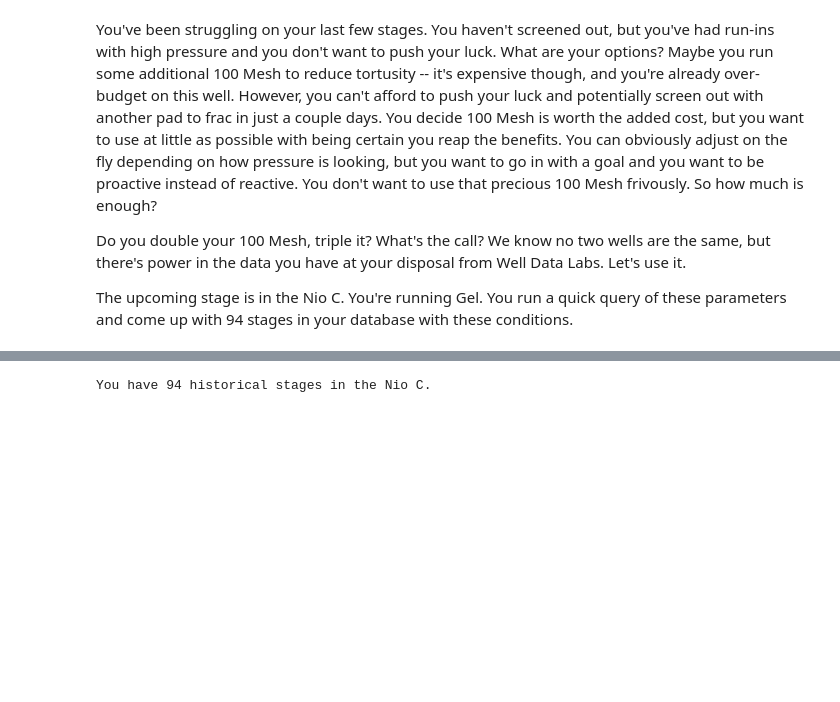
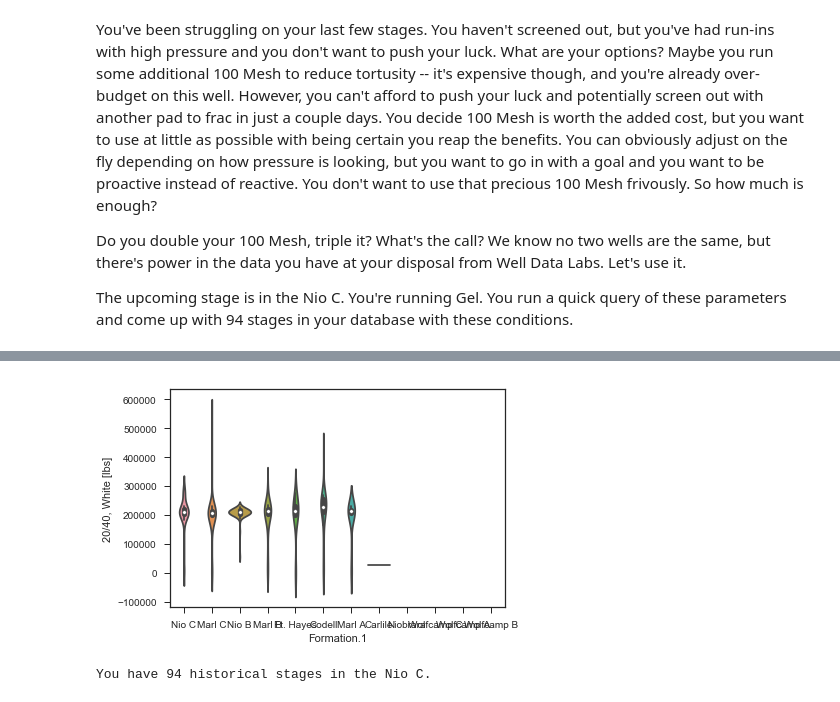
Before and after one commit to kykiefer/wdl, a Jupyter notebook: proppant.ipynb, the cells around one changed output, grey strips where cells are left out. Drawn from its saved outputs; the diff is of its cells as text; code cells hidden in the pictures; blank space fills up the shorter version.

```diff
--- a/proppant.ipynb
+++ b/proppant.ipynb
@@ -43,0 +51,5 @@ nioc_df = df_stats.loc[(df_stats['Formation.1'] == 'Nio C') & (df_stats['Fluid T
+# %%
+gel_df = df_stats.loc[df_stats['Fluid Type'] == 'Gel']
+gel_df.shape
+
+print("We have data across {} stages from {} wells.".format(gel_df.shape[0], len(gel_df['Well'].unique())))
@@ -44,3 +67,7 @@ nioc_df = df_stats.loc[(df_stats['Formation.1'] == 'Nio C') & (df_stats['Fluid T
+# %%
+sns.violinplot(x="Formation.1", y="20/40, White [lbs]", data=gel_df);
+# %% [output]
+[figure, added]
 # %%
 print("You have {} historical stages in the Nio C.".format(nioc_df.shape[0]))
 nioc_df.head()
```
Also changed, not shown: parts of 6 cells of this notebook, 3 other files.
